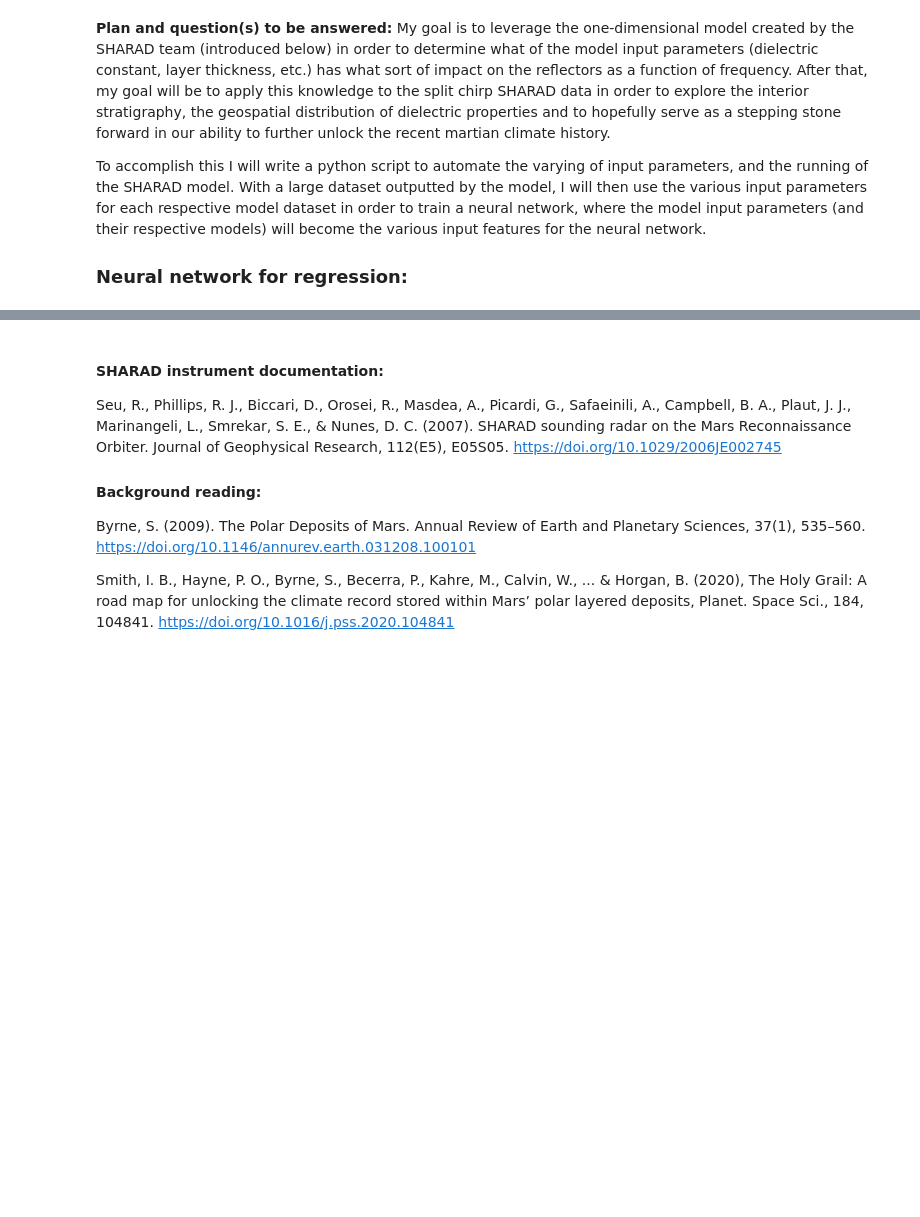
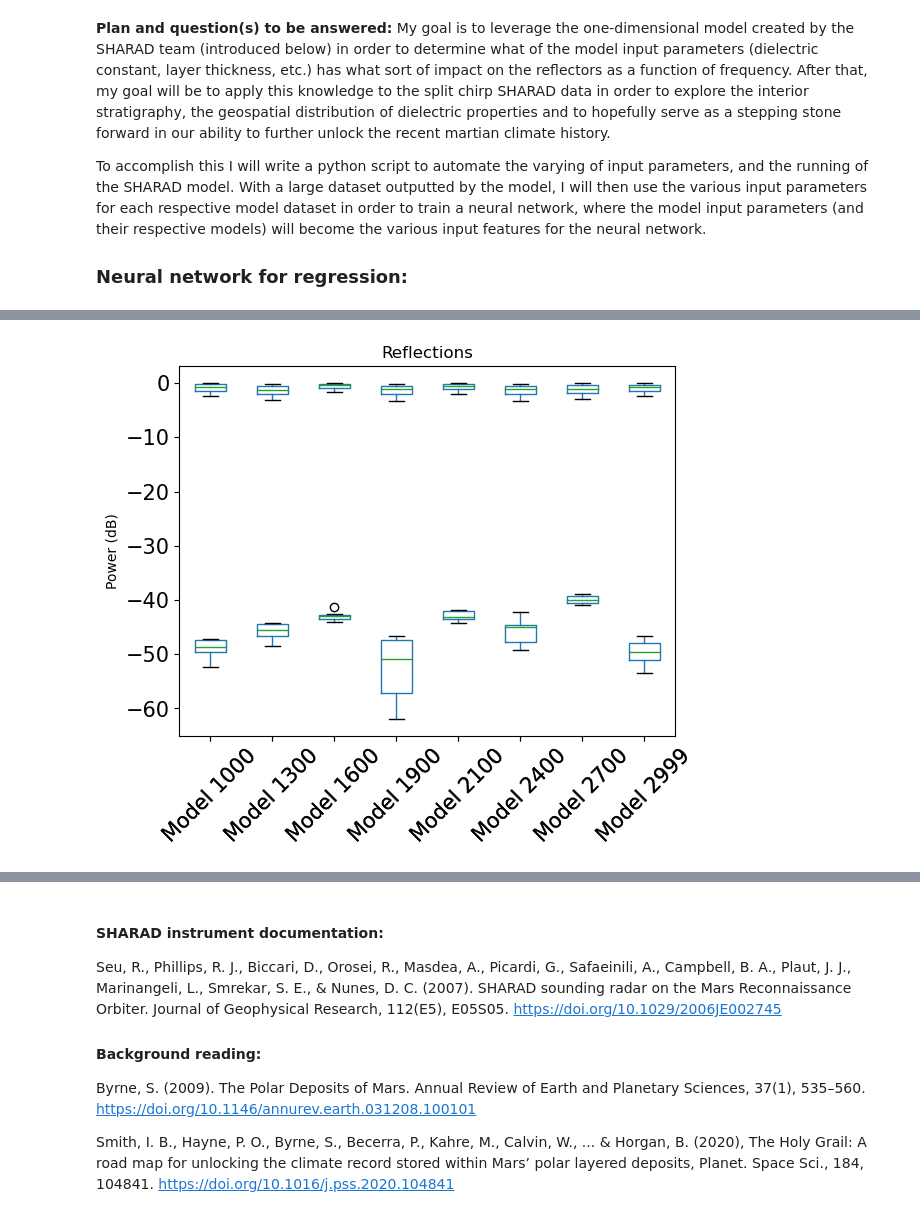
Before and after one commit to abraeley/abraeley.github.io, a Jupyter notebook: martianIceModel.ipynb, the cells around one changed output, grey strips where cells are left out. Saved outputs shown, nothing was run; the diff lists cells and outputs as text; code cells hidden in the pictures; blank space fills up the shorter version.

```diff
--- a/martianIceModel.ipynb
+++ b/martianIceModel.ipynb
@@ -270,0 +614,84 @@ At this point I will apply the neural network to the actual SHARAD split chirp d
+# %%
+surfaceReflections = pd.DataFrame()
+basalReflections = pd.DataFrame()
+
+# For Model 1000 (10-m thick layers)
+surfaceStart = int(model1000.loc[model1000["Distance"] >= 0].index[0])
+surfaceEnd = int(model1000.loc[model1000["Distance"] >= 10].index[0])
+basalStart = int(model1000.loc[model1000["Distance"] >= 1990].index[0])
+basalEnd = int(model1000.loc[model1000["Distance"] >= 2000].index[0])
+
+surfaceReflections["Model 1000"] = model1000["power (dB)"].loc[surfaceStart:surfaceEnd,]
+basalReflections["Model 1000"] = model1000["power (dB)"].loc[basalStart:basalEnd,]
+
+# For Model 1300 (13-m thick layers)
+surfaceStart = int(model1300.loc[model1300["Distance"] >= 0].index[0])
+surfaceEnd = int(model1300.loc[model1300["Distance"] >= 13].index[0])
+basalStart = int(model1300.loc[model1300["Distance"] >= 1987].index[0])
+basalEnd = int(model1300.loc[model1300["Distance"] >= 2000].index[0])
+
+surfaceReflections["Model 1300"] = model1300["power (dB)"].loc[surfaceStart:surfaceEnd,]
+basalReflections["Model 1300"] = model1300["power (dB)"].loc[basalStart:basalEnd,]
+
+# For Model 1600 (16-m thick layers)
+surfaceStart = int(model1600.loc[model1600["Distance"] >= 0].index[0])
+surfaceEnd = int(model1600.loc[model1600["Distance"] >= 16].index[0])
+basalStart = int(model1600.loc[model1600["Distance"] >= 1984].index[0])
+basalEnd = int(model1600.loc[model1600["Distance"] >= 2000].index[0])
+
+surfaceReflections["Model 1600"] = model1600["power (dB)"].loc[surfaceStart:surfaceEnd,]
+basalReflections["Model 1600"] = model1600["power (dB)"].loc[basalStart:basalEnd,]
+
+# For Model 1900 (19-m thick layers)
+surfaceStart = int(model1900.loc[model1900["Distance"] >= 0].index[0])
+surfaceEnd = int(model1900.loc[model1900["Distance"] >= 19].index[0])
+basalStart = int(model1900.loc[model1900["Distance"] >= 1981].index[0])
+basalEnd = int(model1900.loc[model1900["Distance"] >= 2000].index[0])
+
+surfaceReflections["Model 1900"] = model1900["power (dB)"].loc[surfaceStart:surfaceEnd,]
+basalReflections["Model 1900"] = model1900["power (dB)"].loc[basalStart:basalEnd,]
+
+# For Model 2100 (21-m thick layers)
+surfaceStart = int(model2100.loc[model2100["Distance"] >= 0].index[0])
+surfaceEnd = int(model2100.loc[model2100["Distance"] >= 21].index[0])
+basalStart = int(model2100.loc[model2100["Distance"] >= 1979].index[0])
+basalEnd = int(model2100.loc[model2100["Distance"] >= 2000].index[0])
+
+surfaceReflections["Model 2100"] = model2100["power (dB)"].loc[surfaceStart:surfaceEnd,]
+basalReflections["Model 2100"] = model2100["power (dB)"].loc[basalStart:basalEnd,]
+
+# For Model 2400 (24-m thick layers)
+surfaceStart = int(model2400.loc[model2400["Distance"] >= 0].index[0])
+surfaceEnd = int(model2400.loc[model2400["Distance"] >= 24].index[0])
+basalStart = int(model2400.loc[model2400["Distance"] >= 1976].index[0])
+basalEnd = int(model2400.loc[model2400["Distance"] >= 2000].index[0])
+
+surfaceReflections["Model 2400"] = model2400["power (dB)"].loc[surfaceStart:surfaceEnd,]
+basalReflections["Model 2400"] = model2400["power (dB)"].loc[basalStart:basalEnd,]
+
+# For Model 2700 (27-m thick layers)
+surfaceStart = int(model2700.loc[model2700["Distance"] >= 0].index[0])
+surfaceEnd = int(model2700.loc[model2700["Distance"] >= 27].index[0])
+basalStart = int(model2700.loc[model2700["Distance"] >= 1973].index[0])
+basalEnd = int(model2700.loc[model2700["Distance"] >= 2000].index[0])
+
+surfaceReflections["Model 2700"] = model2700["power (dB)"].loc[surfaceStart:surfaceEnd,]
+basalReflections["Model 2700"] = model2700["power (dB)"].loc[basalStart:basalEnd,]
+
+# For Model 2999 (~30-m thick layers)
+surfaceStart = int(model2999.loc[model2999["Distance"] >= 0].index[0])
+surfaceEnd = int(model2999.loc[model2999["Distance"] >= 30].index[0])
+basalStart = int(model2999.loc[model2999["Distance"] >= 1970].index[0])
+basalEnd = int(model2999.loc[model2999["Distance"] >= 2000].index[0])
+
+surfaceReflections["Model 2999"] = model2999["power (dB)"].loc[surfaceStart:surfaceEnd,]
+basalReflections["Model 2999"] = model2999["power (dB)"].loc[basalStart:basalEnd,]
+
+
+surfacePlots = surfaceReflections.boxplot(grid=False, rot=45, fontsize=15)
+surfacePlots.set_ylabel("Power (dB)")
+surfacePlots.set_title("Reflections")
+
+basalPlots = basalReflections.boxplot(grid=False, rot=45, fontsize=15)
+basalPlots.set_ylabel("Power (dB)")
+# %% [output]
@@ -270,0 +699 @@ At this point I will apply the neural network to the actual SHARAD split chirp d
+[figure, added]
```
Also changed, not shown: parts of 28 cells of this notebook.
